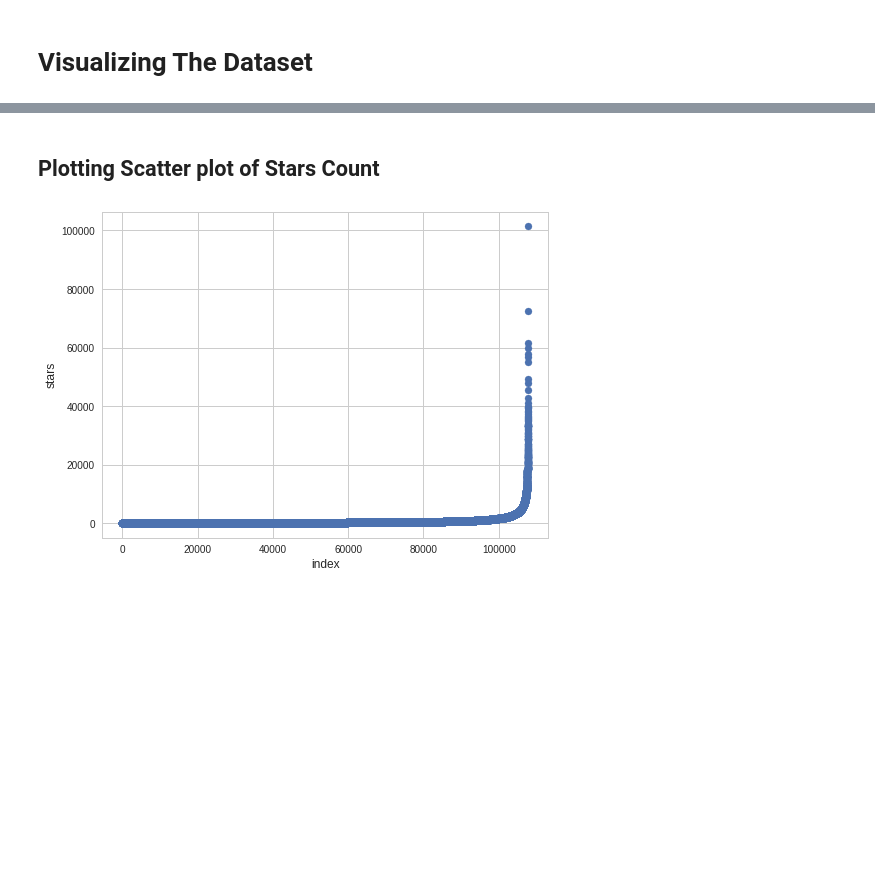
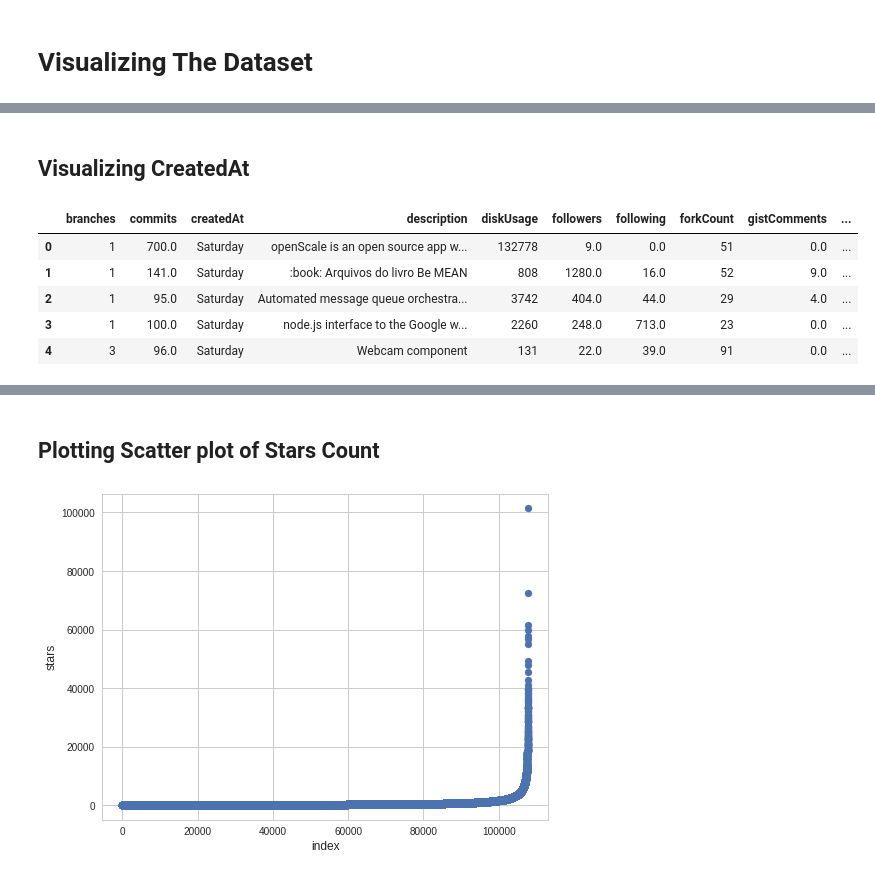
Before and after one commit to Doodies/Github-Stars-Predictor, a Jupyter notebook: notebooks/VisualizePreprocess.ipynb, the cells around one changed output, grey strips where cells are left out. Cells and saved outputs as stored; diff of their text form; code cells hidden in the pictures; blank space fills up the shorter version.

```diff
--- a/notebooks/VisualizePreprocess.ipynb
+++ b/notebooks/VisualizePreprocess.ipynb
@@ -27,0 +59,2 @@ data = pd.read_csv('../dataset/data.csv')
+# %% [markdown]
+## Visualizing CreatedAt
@@ -27,0 +65,12 @@ data = pd.read_csv('../dataset/data.csv')
+# %%
+import datetime
+df = data
+df['createdAt'] = df['createdAt'].apply(lambda x: datetime.datetime.strptime(x, '%Y-%m-%d %H:%M:%S').strftime('%A'))
+df.head()
+# %% [output]
+|  | branches | commits | createdAt | description | diskUsage | followers | following | forkCount | gistComments | ... |
+| 0 | 1 | 700.0 | Saturday | openScale is an open source app w... | 132778 | 9.0 | 0.0 | 51 | 0.0 | ... |
+| 1 | 1 | 141.0 | Saturday | :book: Arquivos do livro Be MEAN | 808 | 1280.0 | 16.0 | 52 | 9.0 | ... |
+| 2 | 1 | 95.0 | Saturday | Automated message queue orchestra... | 3742 | 404.0 | 44.0 | 29 | 4.0 | ... |
+| 3 | 1 | 100.0 | Saturday | node.js interface to the Google w... | 2260 | 248.0 | 713.0 | 23 | 0.0 | ... |
+| 4 | 3 | 96.0 | Saturday | Webcam component | 131 | 22.0 | 39.0 | 91 | 0.0 | ... |
```
Also changed, not shown: parts of 14 cells of this notebook.
